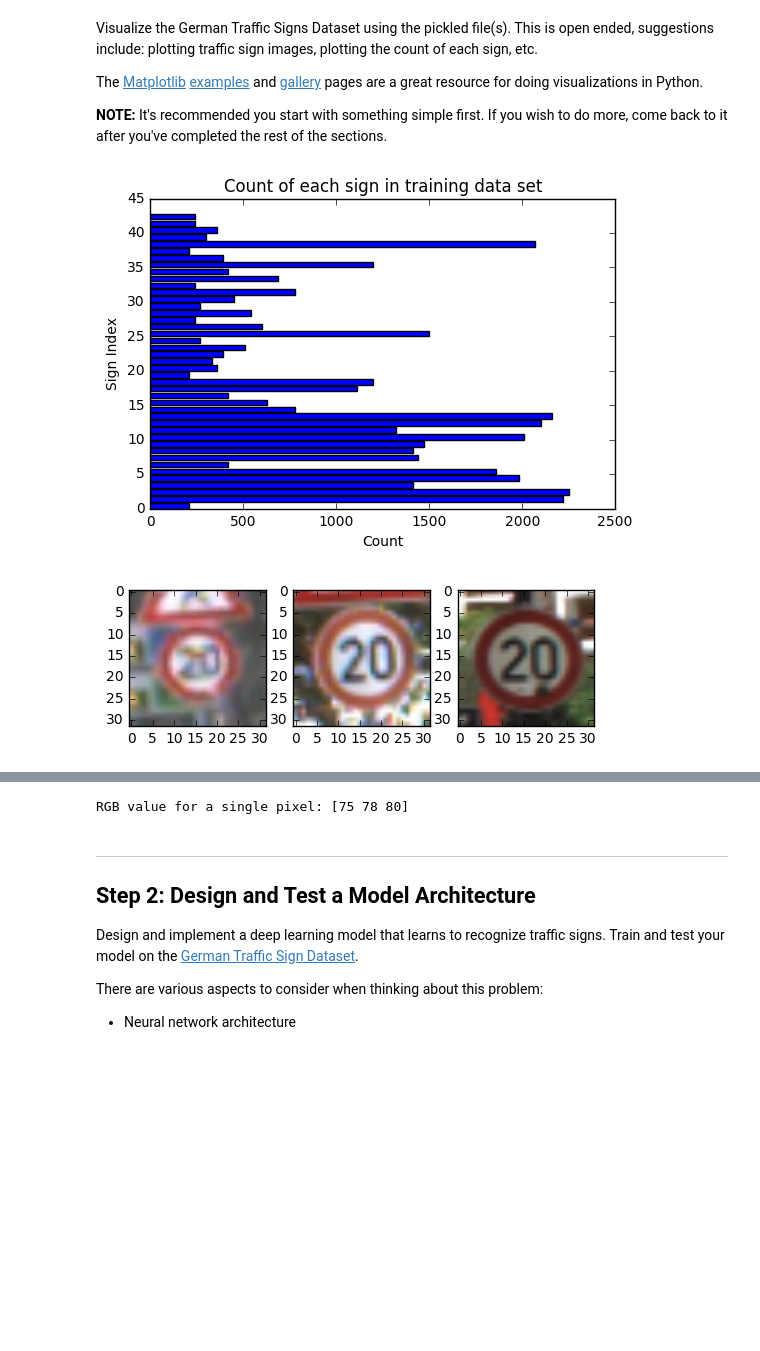
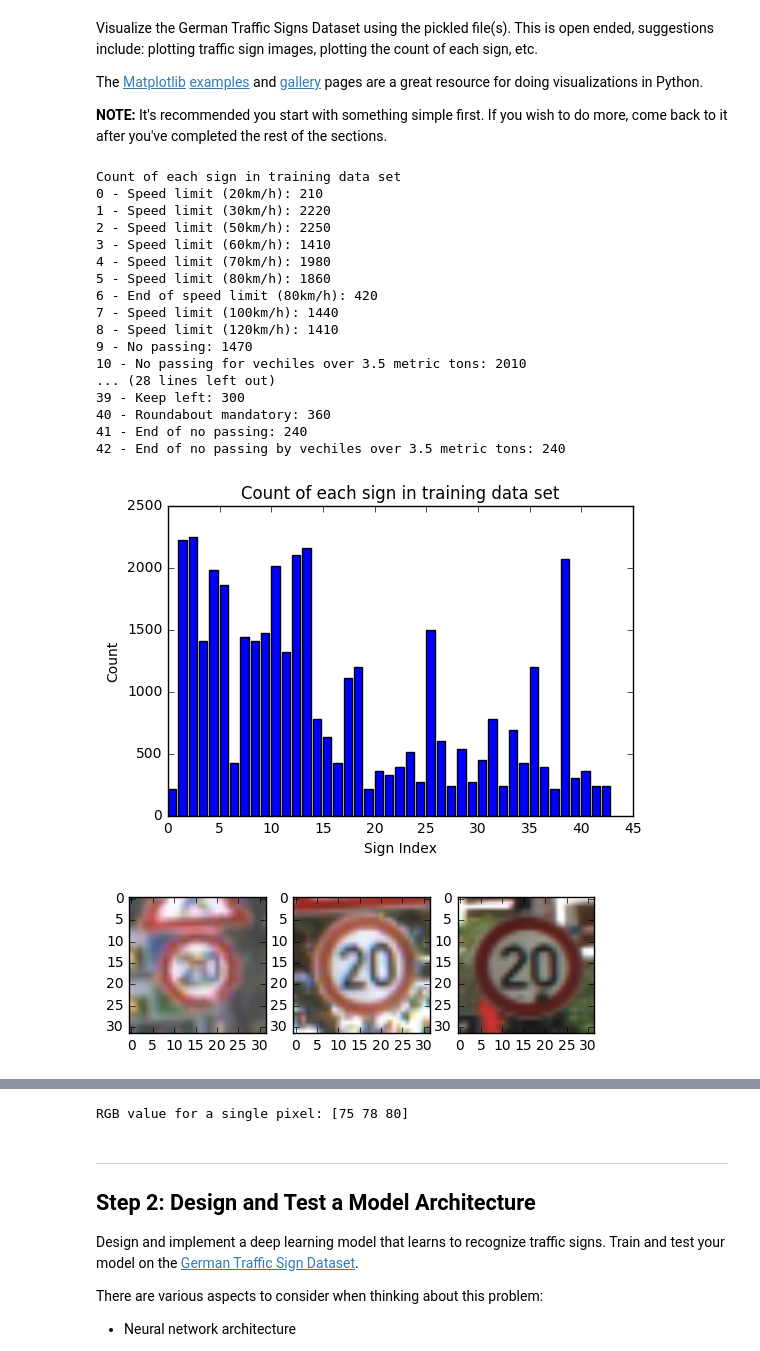
Before and after one commit to merbar/CarND-Traffic-Signs, a Jupyter notebook: Traffic_Signs_Recognition.ipynb, the cells around one changed output, grey strips where cells are left out. Cells and saved outputs as stored; diff of their text form; code cells hidden in the pictures; blank space fills up the shorter version.

```diff
--- a/Traffic_Signs_Recognition.ipynb
+++ b/Traffic_Signs_Recognition.ipynb
@@ -87,56 +87,77 @@ with open('signnames.csv') as f:
     next(f)
     for line in f:
         key = line.split(',')[0]
-        value = line.split(',')[1]
+        value = line.split(',')[1][:-1] # -1 to ignore carriage return
         signDict[key] = value
 
 # plot count of each sign in training set
-plt.figure(0)
+#plt.figure(0)
+fig, ax = plt.subplots()
 signs = np.asarray(y_train)
 y_pos = np.arange(n_classes)
 signCounts = []
+print('Count of each sign in training data set')
 for i in range(n_classes):
     condArr = np.where(y_train==i)[0]
     signCounts.append(condArr.size)
-plt.barh(y_pos, signCounts)
-plt.xlabel('Count')
-plt.ylabel('Sign Index')
-plt.title('Count of each sign in training data set')
+    print('%s - %s: %s' % (i, signDict[str(i)], condArr.size))
+bar1 = ax.bar(y_pos, signCounts)
+ax.set_xlabel('Sign Index')
+ax.set_ylabel('Count')
+ax.set_title('Count of each sign in training data set')
+plt.show()
 
 # plot some sample images.
 # Note how it looks like much care was taken to have images of the same sign with varying brightness/sharpness.
 # Makes sense... traffic signs of the same type are mostly alike but conditions under which image is aquired vary a lot.
 plt.figure(1)
 plt.subplot(131)
 plt.imshow(X_train[0])
 plt.subplot(132)
 plt.imshow(X_train[50])
 plt.subplot(133)
 plt.imshow(X_train[200])
 
 # plot one image of each sign
 plt.figure(2)
 subplotY = 6
 subplotX = math.ceil(n_classes / subplotY)
 imgIndex = 0
 for i in range(n_classes):
     plt.subplot(subplotX, subplotY, i+1)
     plt.imshow(X_train[imgIndex])
     plt.axis('off')
     imgIndex = imgIndex + signCounts[i]
 
 plt.show()
 
 # print one RGB value to see the range
 print('RGB value for a single pixel: %s' % X_train[0][0][0])
 
 
 %matplotlib inline
 # %% [output]
+Count of each sign in training data set
+0 - Speed limit (20km/h): 210
+1 - Speed limit (30km/h): 2220
+2 - Speed limit (50km/h): 2250
+3 - Speed limit (60km/h): 1410
+4 - Speed limit (70km/h): 1980
+5 - Speed limit (80km/h): 1860
+6 - End of speed limit (80km/h): 420
+7 - Speed limit (100km/h): 1440
+8 - Speed limit (120km/h): 1410
+9 - No passing: 1470
+10 - No passing for vechiles over 3.5 metric tons: 2010
+... (28 lines left out)
+39 - Keep left: 300
+40 - Roundabout mandatory: 360
+41 - End of no passing: 240
+42 - End of no passing by vechiles over 3.5 metric tons: 240
-[figure, old version]
+[figure, new version]
 [figure]
 [figure]
-RGB value for a single pixel: [75 78 80]
+RGB value for a single pixel: [75 78 80]
 # %% [markdown]
 ----
 
```
Also changed, not shown: parts of 34 cells of this notebook.
